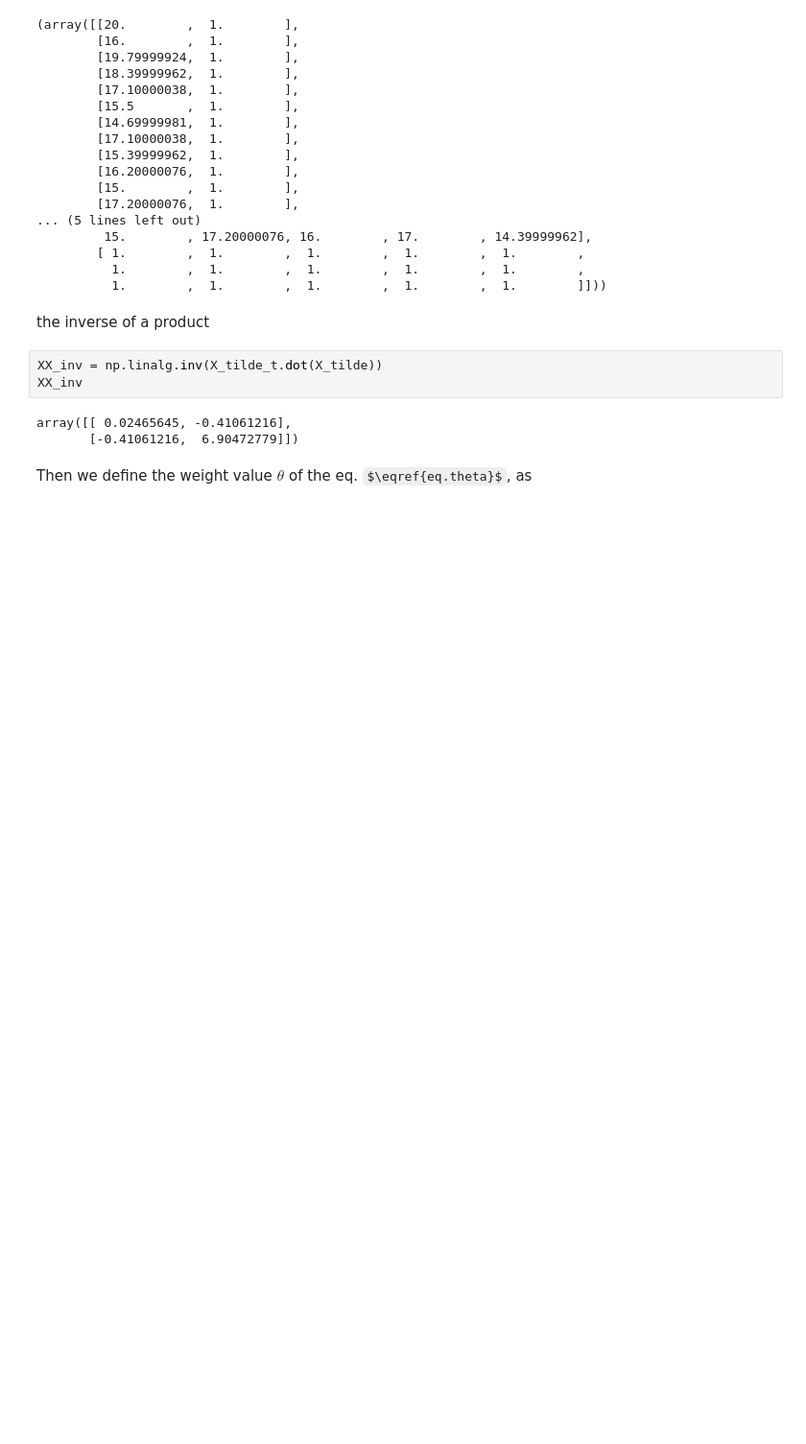
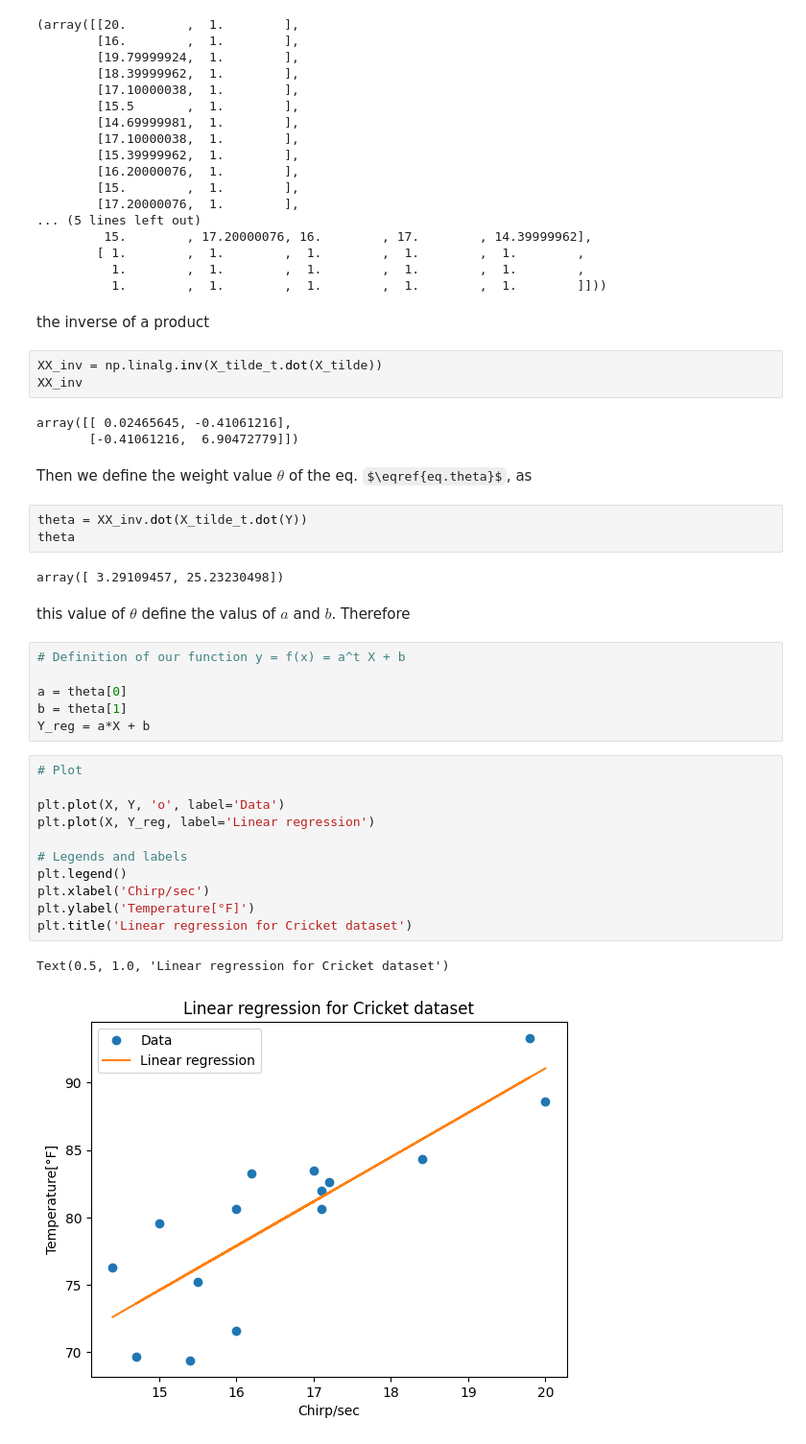
Before and after one commit to MarioSolisB/ML_scratch, a Jupyter notebook: LinearRegression.ipynb, the cells around one changed output. Shown: that part at 96% size. Drawn from its saved outputs; the diff is of its cells as text; some formulas as TeX source; blank space fills up the shorter version.

```diff
--- a/LinearRegression.ipynb
+++ b/LinearRegression.ipynb
@@ -185,3 +185,30 @@ array([[ 0.02465645, -0.41061216],
        [-0.41061216,  6.90472779]])
 # %% [markdown]
 Then we define the weight value $\theta$ of the eq. $\eqref{eq.theta}$, as
+# %%
+theta = XX_inv.dot(X_tilde_t.dot(Y))
+theta
+# %% [output]
+array([ 3.29109457, 25.23230498])
+# %% [markdown]
+this value of $\theta$ define the valus of $a$ and $b$. Therefore
+# %%
+# Definition of our function y = f(x) = a^t X + b
+
+a = theta[0]
+b = theta[1]
+Y_reg = a*X + b
+# %%
+# Plot
+
+plt.plot(X, Y, 'o', label='Data')
+plt.plot(X, Y_reg, label='Linear regression')
+
+# Legends and labels
+plt.legend()
+plt.xlabel('Chirp/sec')
+plt.ylabel('Temperature[°F]')
+plt.title('Linear regression for Cricket dataset')
+# %% [output]
+Text(0.5, 1.0, 'Linear regression for Cricket dataset')
+[figure, added]
```
